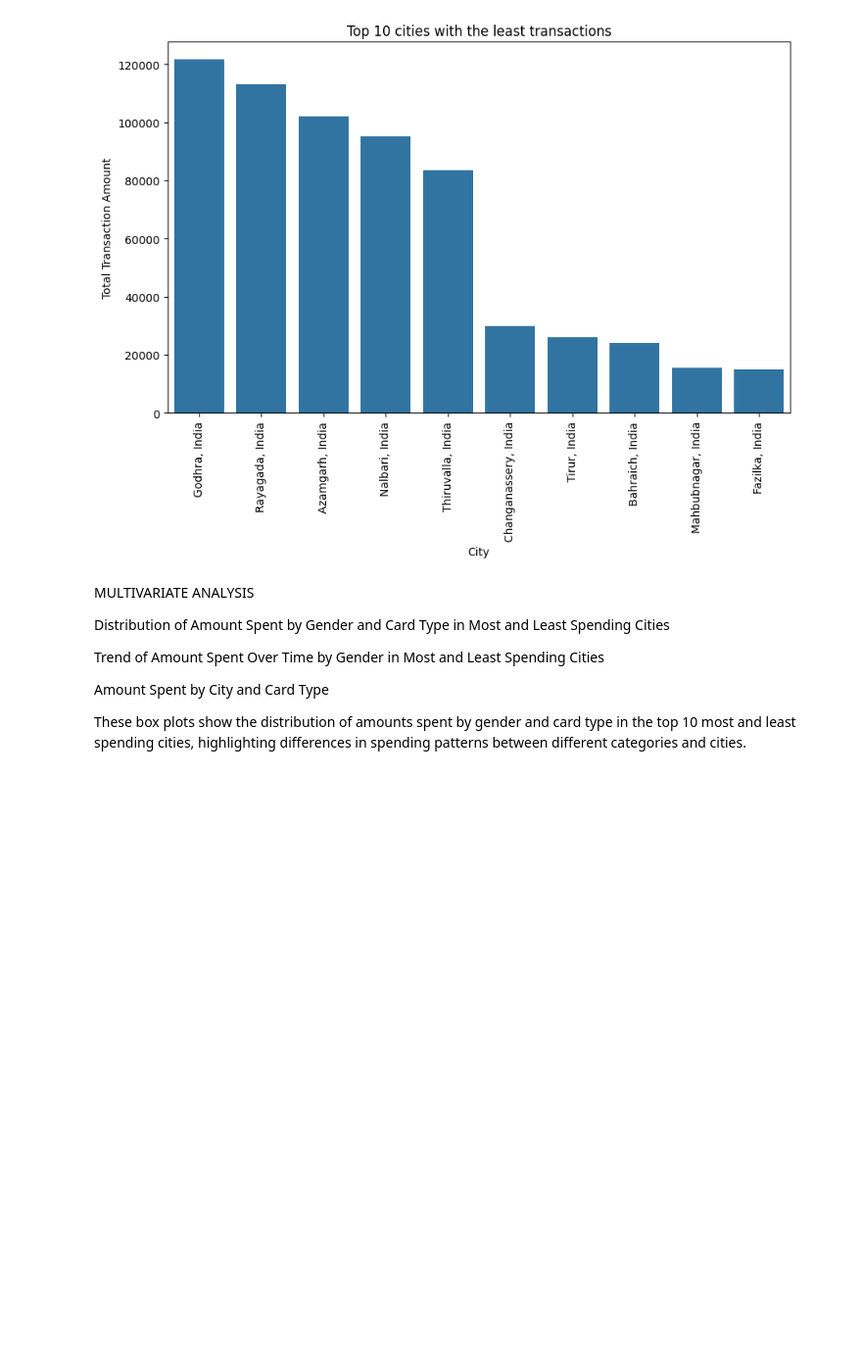
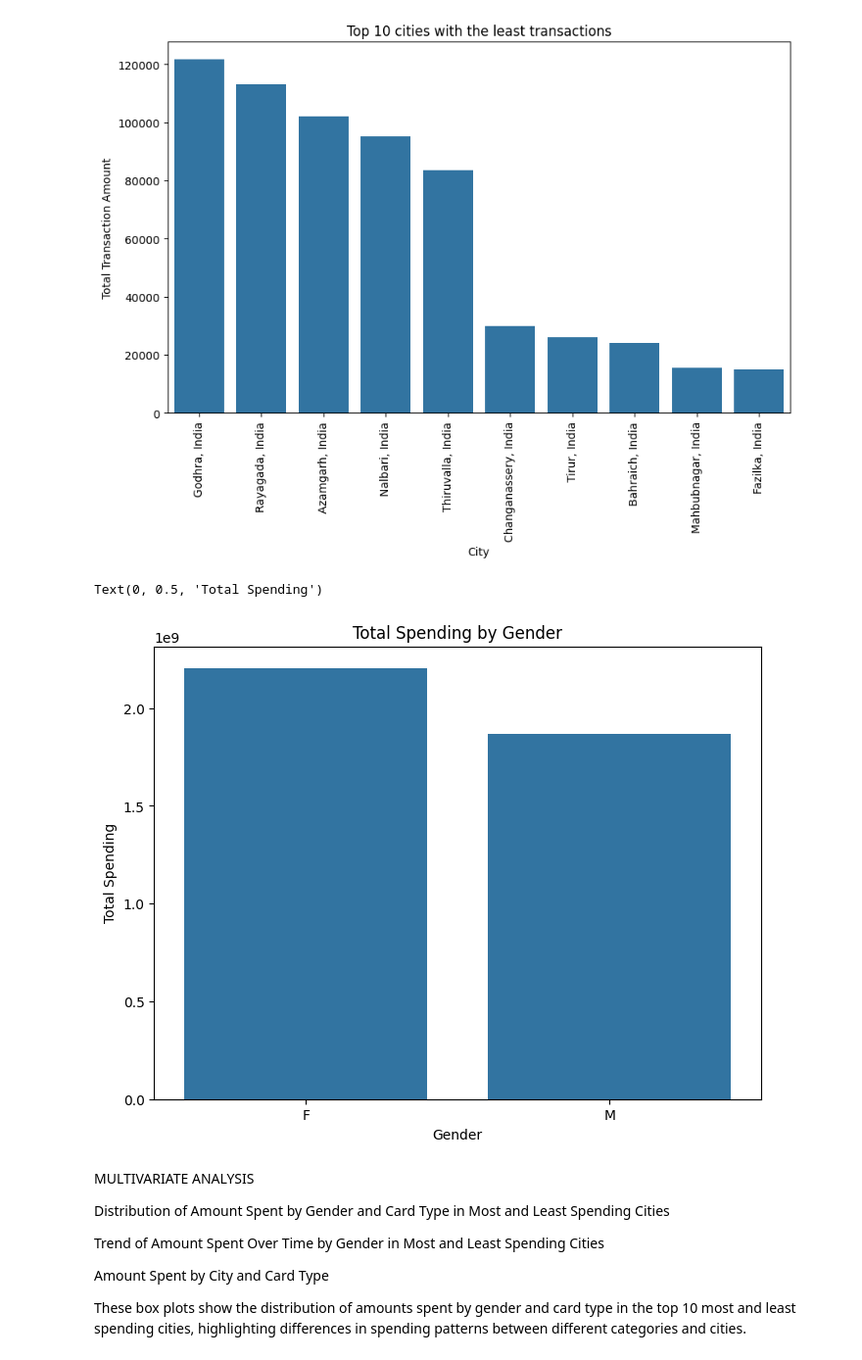
Before and after one commit to RichardKameri/pydata, a Jupyter notebook: India2.ipynb, the cells around one changed output. Shown at 98% size. Saved outputs shown, nothing was run; the diff lists cells and outputs as text; code cells hidden in the pictures; blank space fills up the shorter version.

```diff
--- a/India2.ipynb
+++ b/India2.ipynb
@@ -113,6 +123,17 @@ plt.xticks(rotation=90)
 plt.show()
 # %% [output]
 [figure]
+# %%
+# barplot of spending based on gender
+gender_spending = df.groupby('Gender')['Amount'].sum()
+plt.figure(figsize=(8, 6))
+sns.barplot(x=gender_spending.index, y=gender_spending.values)
+plt.title('Total Spending by Gender')
+plt.xlabel('Gender')
+plt.ylabel('Total Spending')
+# %% [output]
+Text(0, 0.5, 'Total Spending')
+[figure, added]
 # %% [markdown]
 MULTIVARIATE ANALYSIS
 
```
Also changed, not shown: parts of 2 cells of this notebook.
